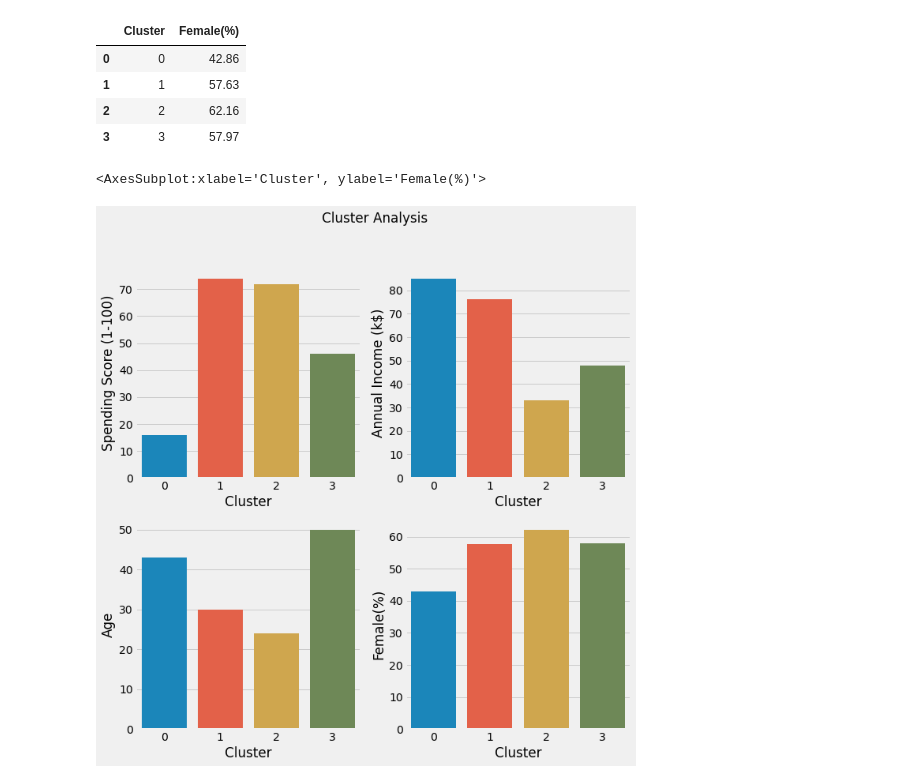
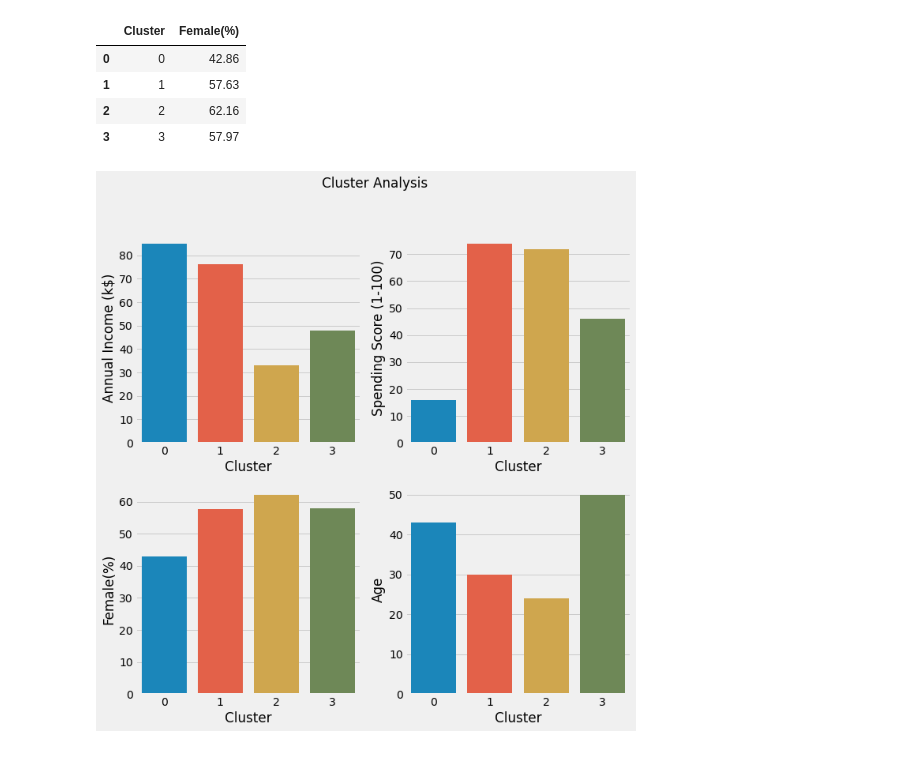
Before and after one commit to pkhan123/Customer_Segmentation, a Jupyter notebook: Customer_Segmentation_Analysis.ipynb, the cells around one changed output. Cells and saved outputs as stored; diff of their text form; code cells hidden in the pictures.

```diff
--- a/Customer_Segmentation_Analysis.ipynb
+++ b/Customer_Segmentation_Analysis.ipynb
@@ -659,18 +649,20 @@ gender_perecentage_df
 # %%
 fig, axes = plt.subplots(2, 2, figsize=(10, 10))
 fig.suptitle('Cluster Analysis')
 
+# Annual Income
+sns.barplot(ax=axes[0, 0], x='Cluster', y='Annual Income (k$)', data=median_df)
+
 # Spending Score
-sns.barplot(ax=axes[0, 0], x='Cluster',y='Spending Score (1-100)', data=median_df)
+sns.barplot(ax=axes[0, 1], x='Cluster',y='Spending Score (1-100)', data=median_df)
 
-# Annual Income
-sns.barplot(ax=axes[0, 1], x='Cluster', y='Annual Income (k$)', data=median_df)
+# Gender
+sns.barplot(ax=axes[1, 0], x='Cluster',y='Female(%)', data=gender_perecentage_df)
 
 # Age
-sns.barplot(ax=axes[1, 0], x='Cluster', y='Age', data=median_df)
+sns.barplot(ax=axes[1, 1], x='Cluster', y='Age', data=median_df)
 
-# Gender
-sns.barplot(ax=axes[1, 1], x='Cluster',y='Female(%)', data=gender_perecentage_df)
+# Show the plot
+plt.show()
 # %% [output]
-<AxesSubplot:xlabel='Cluster', ylabel='Female(%)'>
-[figure, old version]
+[figure, new version]
```
Also changed, not shown: parts of 12 cells of this notebook, 3 other files.
